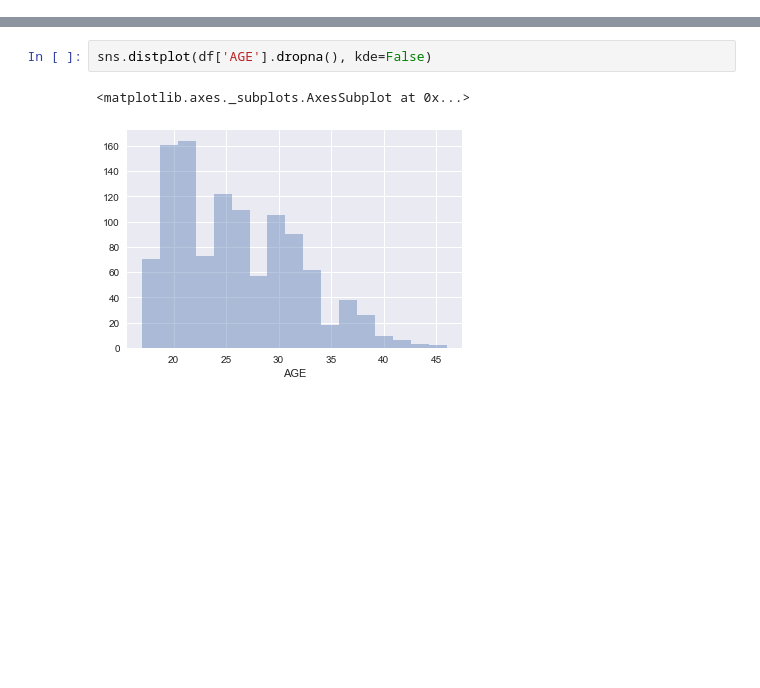
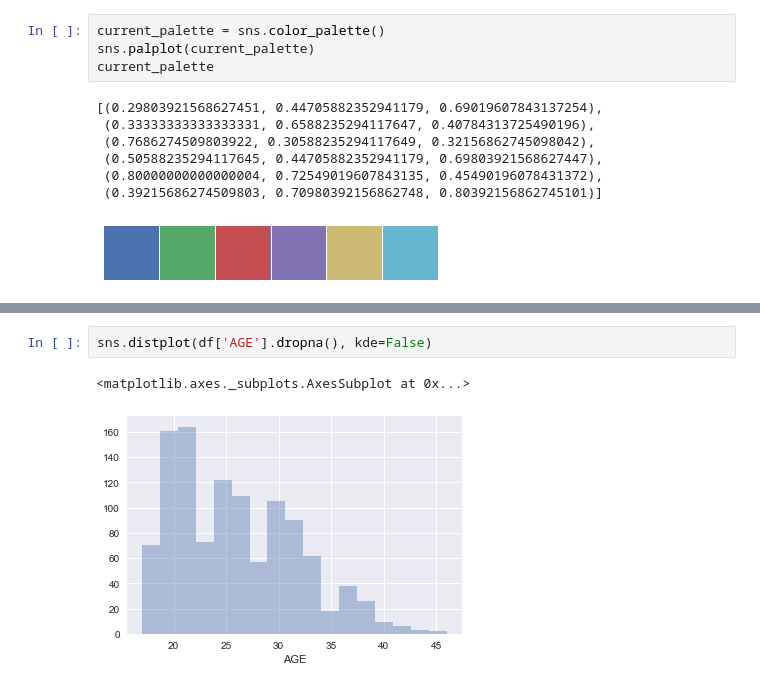
Before and after one commit to jzhao0802/ferring, a Jupyter notebook: 00_raw_data_processing/data_exploration/03_get_info_for_sprint_1.2_gate_1_meeting.ipynb, the cells around one changed output, grey strips where cells are left out. Cells and saved outputs as stored; diff of their text form; blank space fills up the shorter version.

```diff
--- a/00_raw_data_processing/data_exploration/03_get_info_for_sprint_1.2_gate_1_meeting.ipynb
+++ b/00_raw_data_processing/data_exploration/03_get_info_for_sprint_1.2_gate_1_meeting.ipynb
@@ -40,0 +78,12 @@ sns.distplot(df['BS_BASELINE'].dropna(), kde=False, bins=range(12))
+# %%
+current_palette = sns.color_palette()
+sns.palplot(current_palette)
+current_palette
+# %% [output]
+[(0.29803921568627451, 0.44705882352941179, 0.69019607843137254),
+ (0.33333333333333331, 0.6588235294117647, 0.40784313725490196),
+ (0.7686274509803922, 0.30588235294117649, 0.32156862745098042),
+ (0.50588235294117645, 0.44705882352941179, 0.69803921568627447),
+ (0.80000000000000004, 0.72549019607843135, 0.45490196078431372),
+ (0.39215686274509803, 0.70980392156862748, 0.80392156862745101)]
+[figure, added]
```
Also changed, not shown: parts of 12 cells of this notebook, 5 other files.
